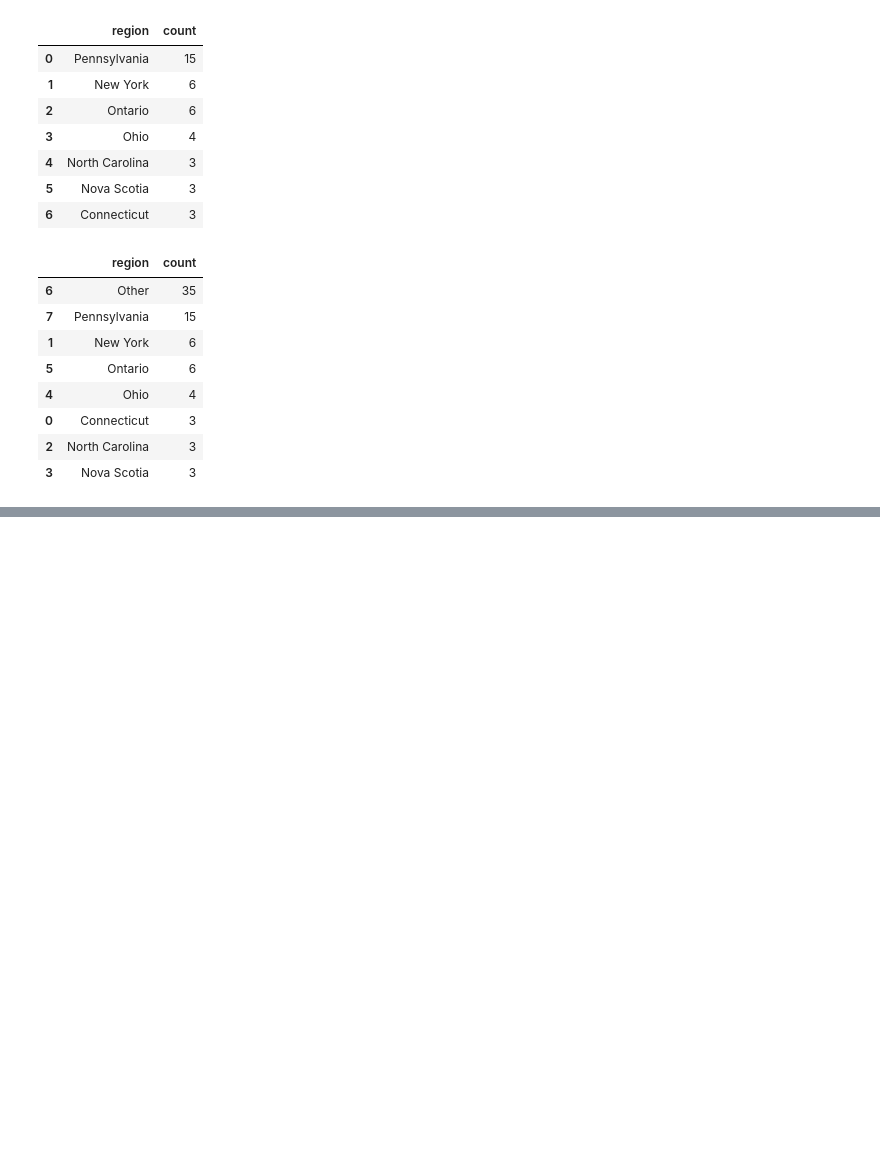
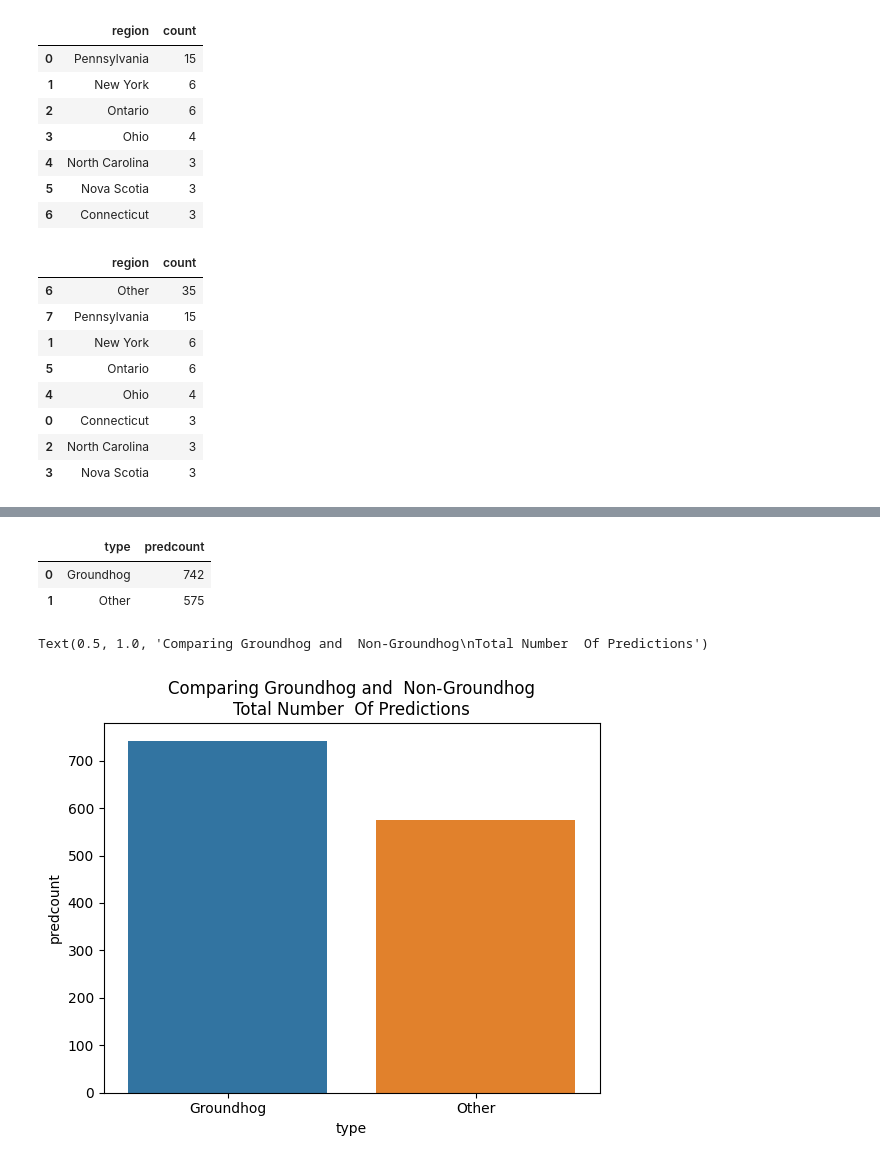
Before and after one commit to birusod/Projects2024, a Jupyter notebook: PyDocs/w05_groundhogs/w05_groundhogs.ipynb, the cells around one changed output, grey strips where cells are left out. Cells and saved outputs as stored; diff of their text form; code cells hidden in the pictures; blank space fills up the shorter version.

```diff
--- a/PyDocs/w05_groundhogs/w05_groundhogs.ipynb
+++ b/PyDocs/w05_groundhogs/w05_groundhogs.ipynb
@@ -93,0 +115,16 @@ AttributeError: 'Axes' object has no attribute 'set_major_formatter'
+# %%
+ghog = df.loc[:, ('type', 'active', 'predcount')]
+ghog.loc[(ghog.type != 'Groundhog'), 'type']  = 'Other'
+# %%
+hog_df = ghog.groupby('type')['predcount'].sum().reset_index()
+hog_df
+# %% [output]
+|  | type | predcount |
+| 0 | Groundhog | 742 |
+| 1 | Other | 575 |
+# %%
+h = sns.barplot(hog_df, x = 'type', y = 'predcount', hue = 'type')
+h.set_title('Comparing Groundhog and  Non-Groundhog\nTotal Number  Of Predictions')
+# %% [output]
+Text(0.5, 1.0, 'Comparing Groundhog and  Non-Groundhog\nTotal Number  Of Predictions')
+[figure, added]
```
Also changed, not shown: parts of 10 cells of this notebook.
